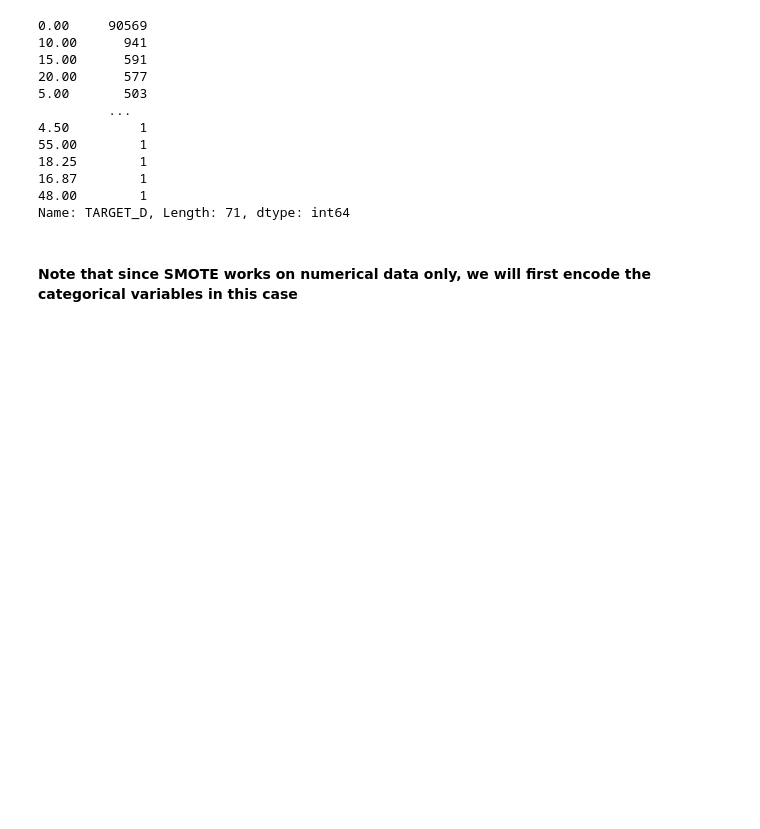
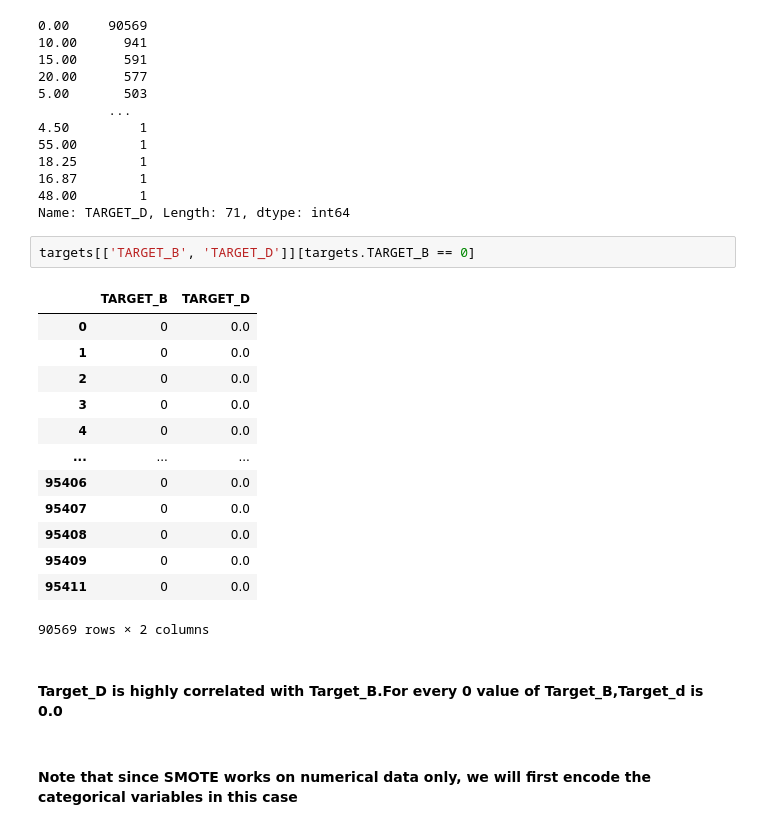
Before and after one commit to ayselrasul/lab-random-forests, a Jupyter notebook: solution.ipynb, the cells around one changed output. Cells and saved outputs as stored; diff of their text form; blank space fills up the shorter version.

```diff
--- a/solution.ipynb
+++ b/solution.ipynb
@@ -38,6 +74,24 @@ targets['TARGET_D'].value_counts()
 16.87        1
 48.00        1
 Name: TARGET_D, Length: 71, dtype: int64
+# %%
+targets[['TARGET_B', 'TARGET_D']][targets.TARGET_B == 0]
+# %% [output]
+|  | TARGET_B | TARGET_D |
+| 0 | 0 | 0.0 |
+| 1 | 0 | 0.0 |
+| 2 | 0 | 0.0 |
+| 3 | 0 | 0.0 |
+| 4 | 0 | 0.0 |
+| ... | ... | ... |
+| 95406 | 0 | 0.0 |
+| 95407 | 0 | 0.0 |
+| 95408 | 0 | 0.0 |
+| 95409 | 0 | 0.0 |
+| 95411 | 0 | 0.0 |
+90569 rows × 2 columns
+# %% [markdown]
+#### Target_D is highly correlated with Target_B.For every 0 value of Target_B,Target_d is 0.0
 # %% [markdown]
 #### Note that since SMOTE works on numerical data only, we will first encode the categorical variables in this case
 # %% [markdown]
```
Also changed, not shown: parts of 8 cells of this notebook.
